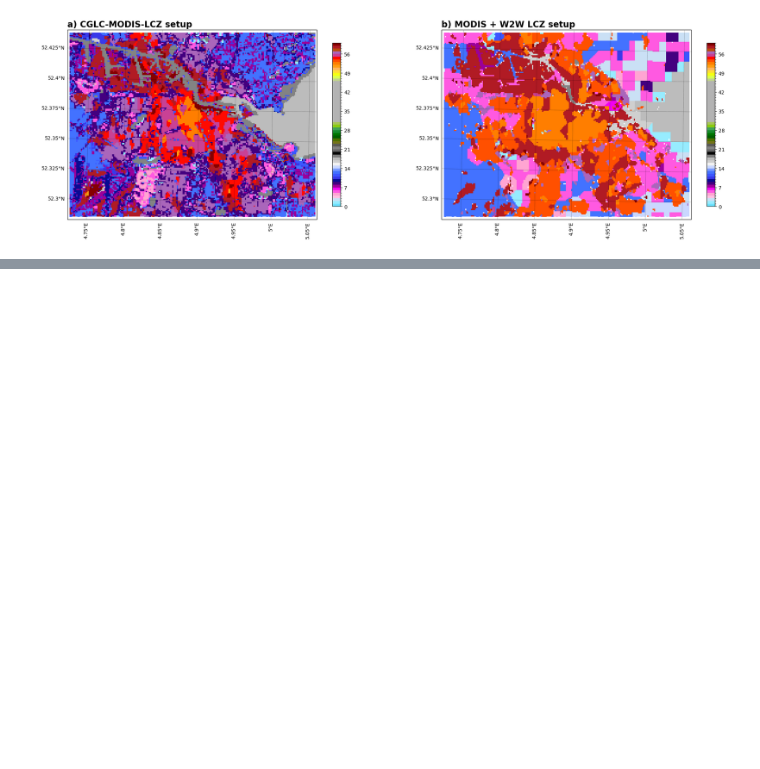
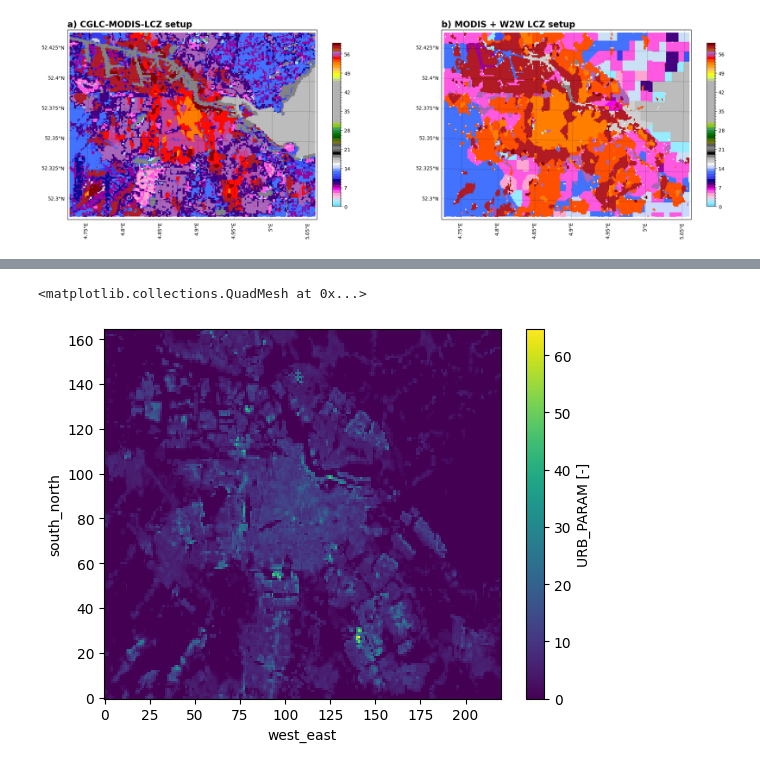
Before and after one commit to Urban-M4/snakemake-wrf, a Jupyter notebook: plot_geo_em.ipynb, the cells around one changed output, grey strips where cells are left out. Cells and saved outputs as stored; diff of their text form; code cells hidden in the pictures; blank space fills up the shorter version.

```diff
--- a/plot_geo_em.ipynb
+++ b/plot_geo_em.ipynb
@@ -212,0 +216,10 @@ cbar2 = fig.colorbar(ct2, ax=ax2, shrink=0.6)
+# %%
+import xarray as xr
+
+modis = xr.open_dataset('/home/cdonnely/Urban-M4/experiments/2024-08-01_14-12-05/geo_em.d04.nc')
+usgs = xr.open_dataset('/home/cdonnely/Urban-M4/experiments/2024-08-01_15-29-28/geo_em.d04.nc')
+# %%
+modis.URB_PARAM.isel(num_urb_params = 91).plot()
+# %% [output]
+<matplotlib.collections.QuadMesh at 0x...>
+[figure, added]
```
Also changed, not shown: parts of 3 cells of this notebook.
